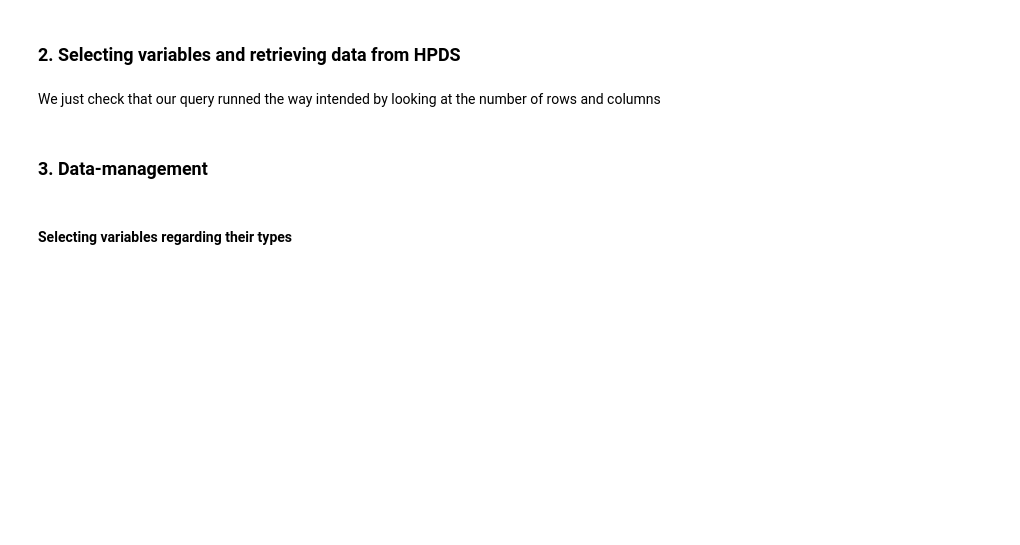
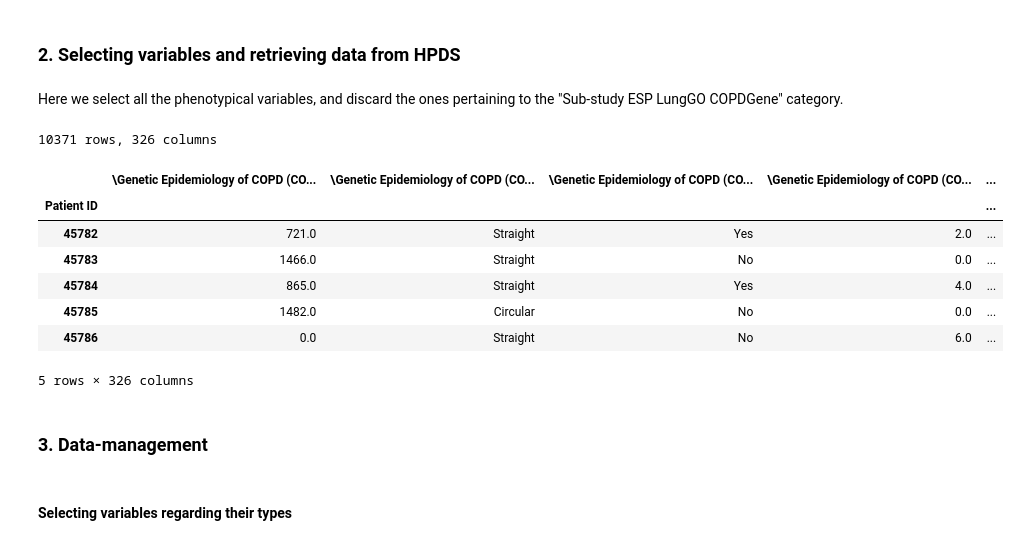
Before and after one commit to hms-dbmi/PIC-SURE_API-BioDataCatalyst-examples, a Jupyter notebook: PheWAS_py.ipynb, the cells around one changed output. Saved outputs shown, nothing was run; the diff lists cells and outputs as text; code cells hidden in the pictures; blank space fills up the shorter version.

```diff
--- a/PheWAS_py.ipynb
+++ b/PheWAS_py.ipynb
@@ -46,8 +72,9 @@ plt.rc('font', **font)
 # %% [markdown]
 ## Connecting to a PIC-SURE network
 # %%
+# BioDataCatalyst
 PICSURE_network_URL = "https://biodatacatalyst.integration.hms.harvard.edu/picsure"
 resource_id = "02e23f52-f354-4e8b-992c-d37c8b9ba140"
-token_file = "tokens/copd.txt"
+token_file = "token.txt"
 # %%
 token = tokenManager(token_file).get_token()
@@ -88,7 +120,10 @@ variablesDict = get_multiIndex_variablesTable(plain_variablesDict)
 # %% [markdown]
 ### 2. Selecting variables and retrieving data from HPDS
+# %% [markdown]
+Here we select all the phenotypical variables, and discard the ones pertaining to the "Sub-study ESP LungGO COPDGene" category.
 # %%
 mask_pheno = variablesDict.index.get_level_values(1) == 'Subject Phenotype'
 mask_status = variablesDict.index.get_level_values(2) == 'Affection status'
 mask_vars = mask_pheno | mask_status
-selected_vars = variablesDict.loc[mask_vars, "varName"].tolist()
+variablesDict = variablesDict.loc[mask_vars,:]
+selected_vars = variablesDict.loc[:, "varName"].tolist()
@@ -101,6 +130,5 @@ print(selected_vars[1])
 # %%
+%%capture
 query = resource.query()
-query.select().add(selected_vars[1])
-facts = query.getResultsDataFrame().set_index("Patient ID")
+query.select().add(selected_vars)
+facts = query.getResultsDataFrame(selected_vars)
-# %% [markdown]
-We just check that our query runned the way intended by looking at the number of rows and columns
@@ -109,5 +135,27 @@ facts.head(5)
+# %%
+status_var = variablesDict.loc[variablesDict.index.get_level_values(2) == 'Affection status', "varName"]
+facts = facts.dropna(subset=status_var)\
+.set_index("Patient ID")
+mask_to_drop = variablesDict["simplified_varName"]\
+.isin(["Dbgap_id", "De-identified site code", "A1AD: phenotype/genotype"])
+variablesDict = variablesDict.loc[~mask_to_drop, :]
+var_to_keep = variablesDict.loc[:, "varName"]
+facts = facts.loc[:, var_to_keep]
 # %%
 print("{0} rows, {1} columns".format(*facts.shape))
+# %% [output]
+10371 rows, 326 columns
+# %%
+facts.tail(5)
+# %% [output]
+|  | \Genetic Epidemiology of COPD (CO... | \Genetic Epidemiology of COPD (CO... | \Genetic Epidemiology of COPD (CO... | \Genetic Epidemiology of COPD (CO... | ... |
+| Patient ID |  |  |  |  | ... |
+| 45782 | 721.0 | Straight | Yes | 2.0 | ... |
+| 45783 | 1466.0 | Straight | No | 0.0 | ... |
+| 45784 | 865.0 | Straight | Yes | 4.0 | ... |
+| 45785 | 1482.0 | Circular | No | 0.0 | ... |
+| 45786 | 0.0 | Straight | No | 6.0 | ... |
+5 rows × 326 columns
 # %% [markdown]
 ### 3. Data-management
 # %% [markdown]
```
Also changed, not shown: parts of 37 cells of this notebook, 6 other files.
